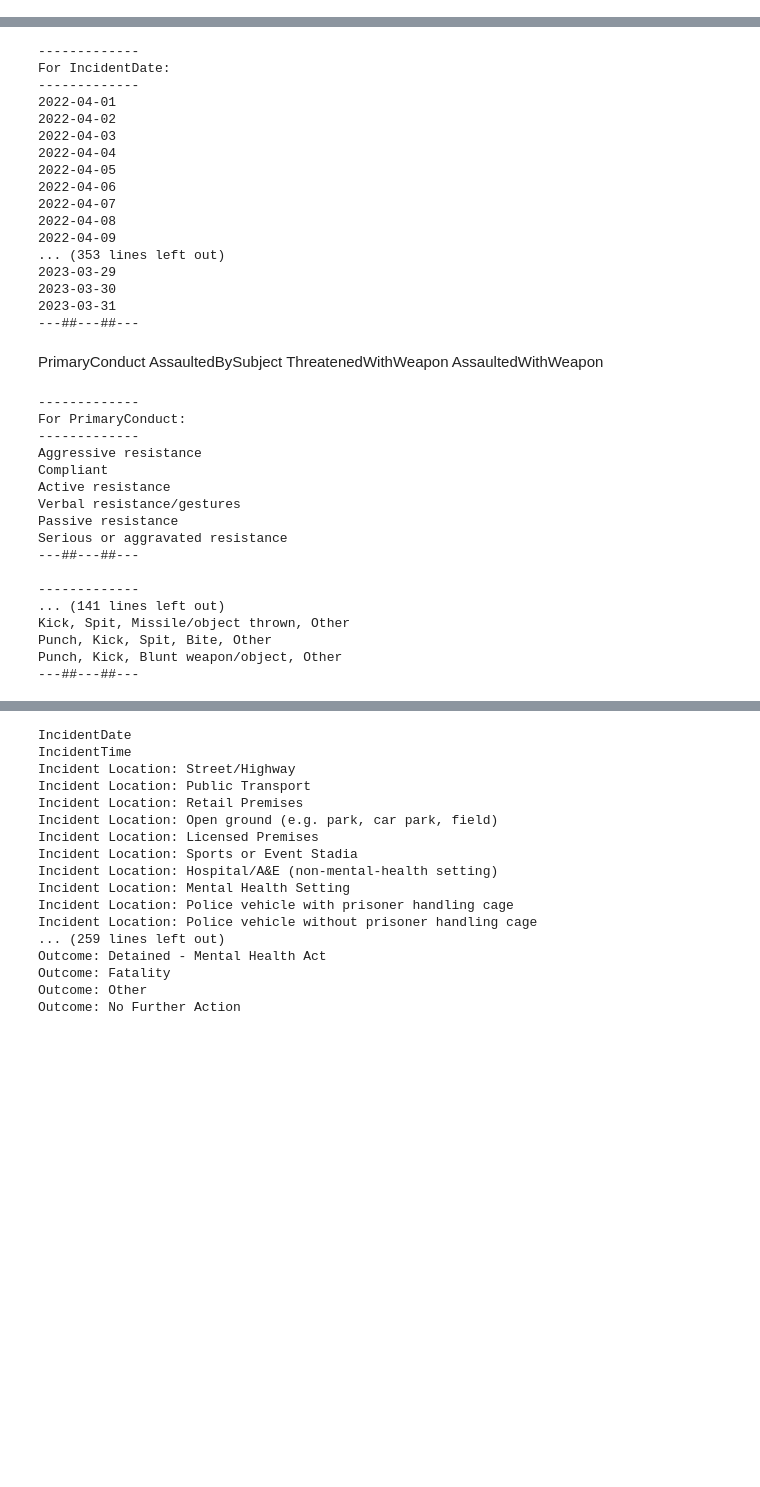
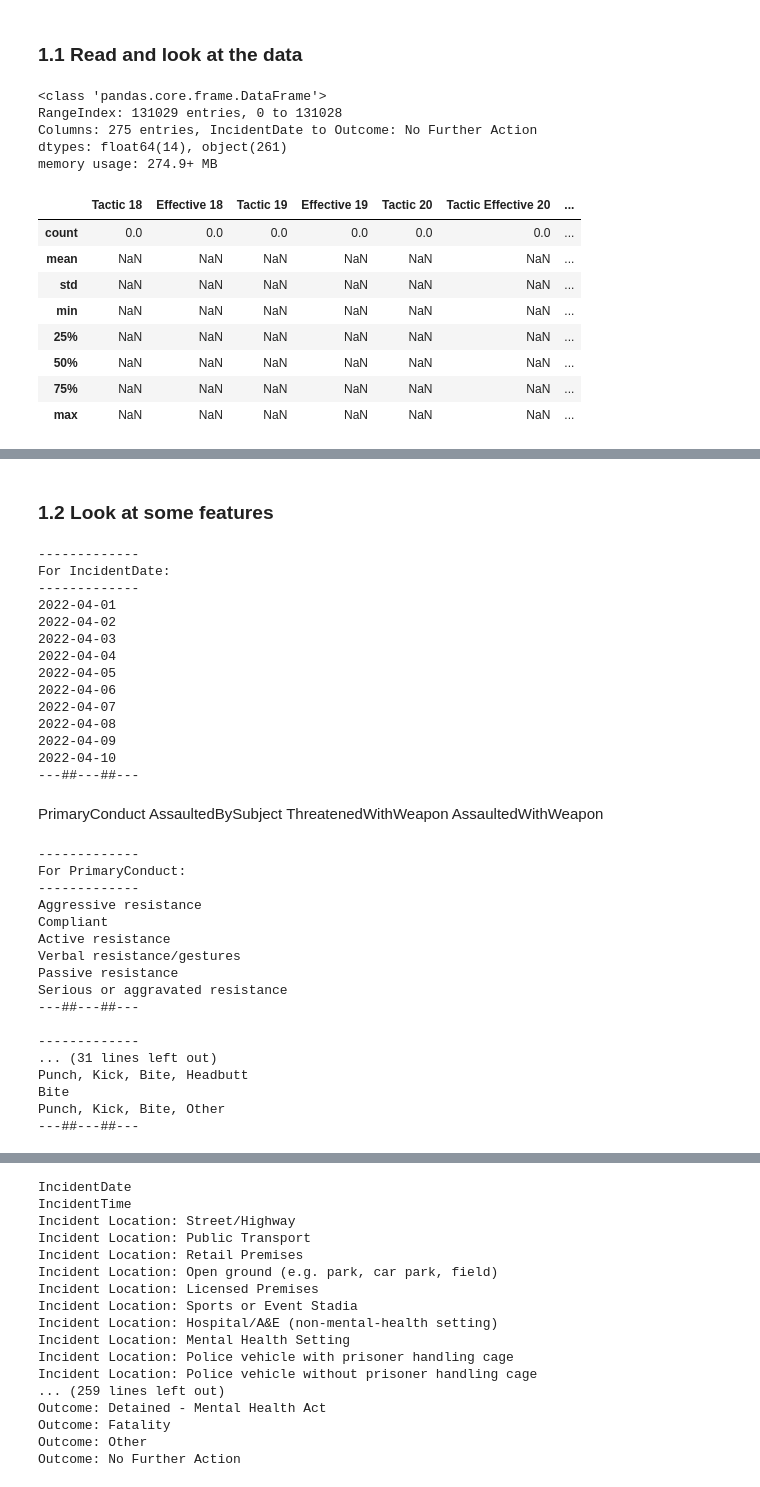
Before and after one commit to mlsystemdesignproject/neighbourhood-safety-prediction, a Jupyter notebook: notebooks/alex_use_force.ipynb, the cells around one changed output, grey strips where cells are left out. Drawn from its saved outputs; the diff is of its cells as text; code cells hidden in the pictures; blank space fills up the shorter version.

```diff
--- a/notebooks/alex_use_force.ipynb
+++ b/notebooks/alex_use_force.ipynb
@@ -5 +11,3 @@ import seaborn as sns
+# %% [markdown]
+### 1.1 Read and look at the data
 # %%
@@ -7,4 +15,24 @@ import seaborn as sns
 df = pd.read_excel('./../data/MPS_actions/use_force/MPS Use of Force - FY22-23.xlsx')
+# %%
+df.info()
+# %% [output]
+<class 'pandas.core.frame.DataFrame'>
+RangeIndex: 131029 entries, 0 to 131028
+Columns: 275 entries, IncidentDate to Outcome: No Further Action
+dtypes: float64(14), object(261)
+memory usage: 274.9+ MB
+# %%
+df.describe()
+# %% [output]
+|  | Tactic 18 | Effective 18 | Tactic 19 | Effective 19 | Tactic 20 | Tactic Effective 20 | ... |
+| count | 0.0 | 0.0 | 0.0 | 0.0 | 0.0 | 0.0 | ... |
+| mean | NaN | NaN | NaN | NaN | NaN | NaN | ... |
+| std | NaN | NaN | NaN | NaN | NaN | NaN | ... |
+| min | NaN | NaN | NaN | NaN | NaN | NaN | ... |
+| 25% | NaN | NaN | NaN | NaN | NaN | NaN | ... |
+| 50% | NaN | NaN | NaN | NaN | NaN | NaN | ... |
+| 75% | NaN | NaN | NaN | NaN | NaN | NaN | ... |
+| max | NaN | NaN | NaN | NaN | NaN | NaN | ... |
 # %%
 df.head()
 # %% [output]
@@ -15,13 +43,15 @@ df.head()
 | 3 | 2022-04-01 | 12:30:00 | Yes | No | No | ... |
 | 4 | 2022-04-01 | 15:53:00 | Yes | No | No | ... |
 5 rows × 275 columns
+# %% [markdown]
+### 1.2 Look at some features
 # %%
 interesting = ["IncidentDate"] #, "IncidentTime"]
 for inter in interesting:
     print('-------------')
     print(f'For {inter}:')
     print('-------------')
-    print(*df[inter].unique(), sep='\n', end='\n---##---##---\n\n')
+    print(*df[inter].unique()[:10], sep='\n', end='\n---##---##---\n\n')
 # %% [output]
 -------------
 For IncidentDate:
@@ -35,10 +65,7 @@ For IncidentDate:
 2022-04-07
 2022-04-08
 2022-04-09
-... (353 lines left out)
-2023-03-29
-2023-03-30
-2023-03-31
+2022-04-10
 ---##---##---
 # %% [markdown]
 PrimaryConduct
@@ -51,7 +78,7 @@ for inter in interesting:
     print('-------------')
     print(f'For {inter}:')
     print('-------------')
-    print(*df[inter].unique(), sep='\n', end='\n---##---##---\n\n')
+    print(*df[inter].unique()[:10], sep='\n', end='\n---##---##---\n\n')
 # %% [output]
 -------------
 For PrimaryConduct:
@@ -65,10 +92,10 @@ Serious or aggravated resistance
 ---##---##---
 
 -------------
-... (141 lines left out)
-Kick, Spit, Missile/object thrown, Other
-Punch, Kick, Spit, Bite, Other
-Punch, Kick, Blunt weapon/object, Other
+... (31 lines left out)
+Punch, Kick, Bite, Headbutt
+Bite
+Punch, Kick, Bite, Other
 ---##---##---
 # %%
 
```
Also changed, not shown: parts of 22 cells of this notebook.
